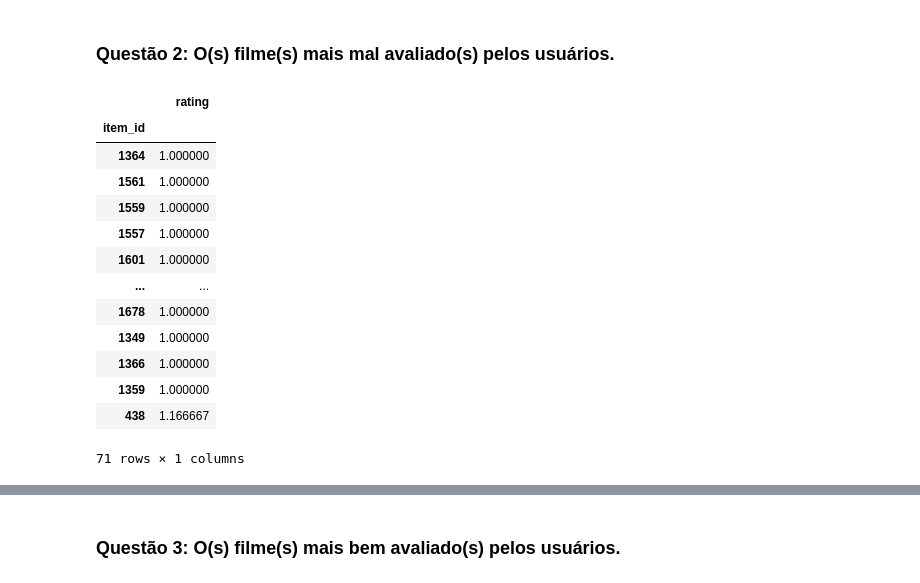
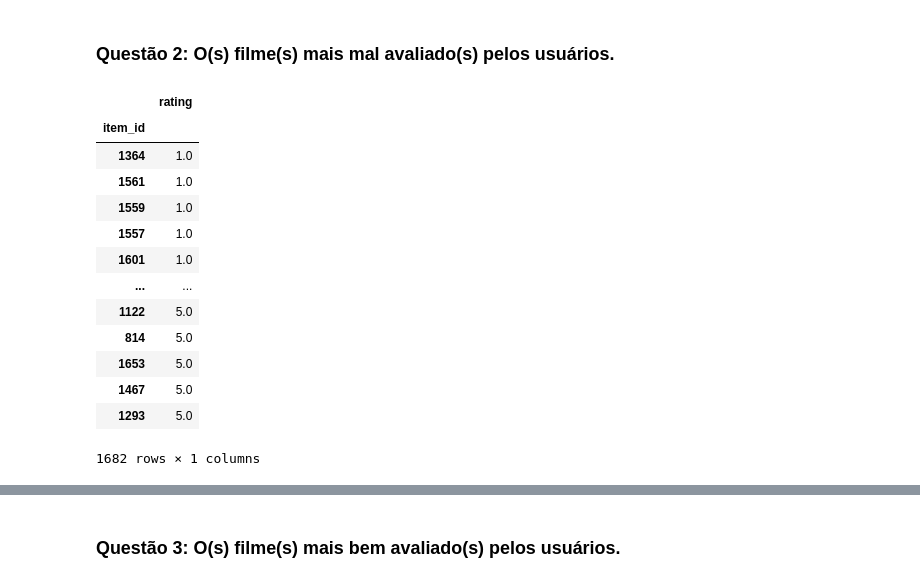
Before and after one commit to maiataniguchi/Aulas_git_Ai2, a Jupyter notebook: 5-Python/Jupyter_Notebook_Markdown/Python_Warmup_Pandas.ipynb, the cells around one changed output, grey strips where cells are left out. Drawn from its saved outputs; the diff is of its cells as text; code cells hidden in the pictures.

```diff
--- a/5-Python/Jupyter_Notebook_Markdown/Python_Warmup_Pandas.ipynb
+++ b/5-Python/Jupyter_Notebook_Markdown/Python_Warmup_Pandas.ipynb
@@ -56,20 +83,3 @@ data.groupby(['user_id']).mean().sort_values(['rating']).head(5).drop(['item_id'
 | 774 | 2.058036 |
 # %% [markdown]
 ### Questão 2: O(s) filme(s) mais mal avaliado(s) pelos usuários.
-# %%
-data.groupby(['item_id']).mean().sort_values(['rating']).head(71).drop(['user_id','timestamp'],axis=1)
-# %% [output]
-|  | rating |
-| item_id |  |
-| 1364 | 1.000000 |
-| 1561 | 1.000000 |
-| 1559 | 1.000000 |
-| 1557 | 1.000000 |
-| 1601 | 1.000000 |
-| ... | ... |
-| 1678 | 1.000000 |
-| 1349 | 1.000000 |
-| 1366 | 1.000000 |
-| 1359 | 1.000000 |
-| 438 | 1.166667 |
-71 rows × 1 columns
@@ -77,0 +107,42 @@ data.groupby(['item_id']).mean().sort_values(['rating']).head(71).drop(['user_id
+# %%
+#data.groupby(['item_id']).mean().sort_values(['rating']).head(71).drop(['user_id','timestamp'],axis=1)
+worst =  data.groupby(['item_id']).mean().sort_values(['rating']).drop(['user_id','timestamp'],axis=1)
+
+
+# worst.head()
+# worst.min()
+df=(worst==worst.min())
+
+idx = df.index[df['rating'] == True].tolist()
+
+#N = df.sum()
+
+#worst.head(int(N))
+
+#s = pd.Series(df.squeeze().values)
+
+#worst[s.values]
+
+
+#df1 = pd.DataFrame(worst.index)
+
+#arr = worst.index.tolist()
+#arr = [i-1 for i in arr]
+
+mov = pd.DataFrame(item.iloc[idx,1])
+mov
+# %% [output]
+|  | rating |
+| item_id |  |
+| 1364 | 1.0 |
+| 1561 | 1.0 |
+| 1559 | 1.0 |
+| 1557 | 1.0 |
+| 1601 | 1.0 |
+| ... | ... |
+| 1122 | 5.0 |
+| 814 | 5.0 |
+| 1653 | 5.0 |
+| 1467 | 5.0 |
+| 1293 | 5.0 |
+1682 rows × 1 columns
```
Also changed, not shown: parts of 14 cells of this notebook, 30 other files.
